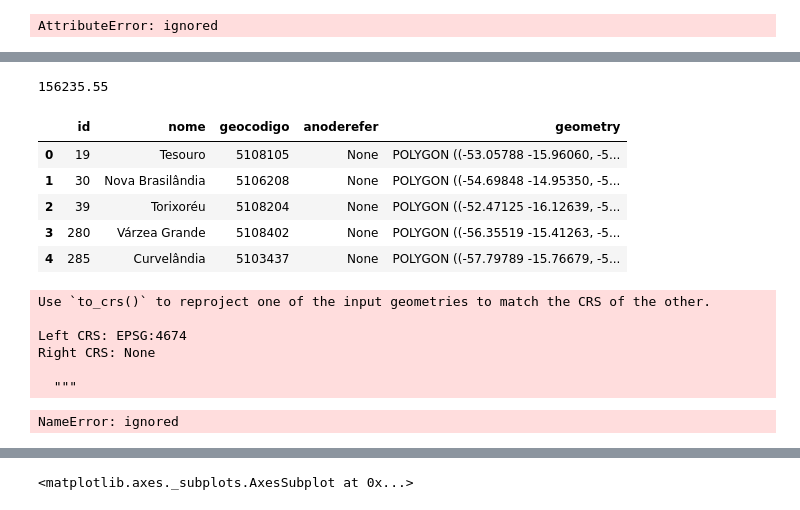
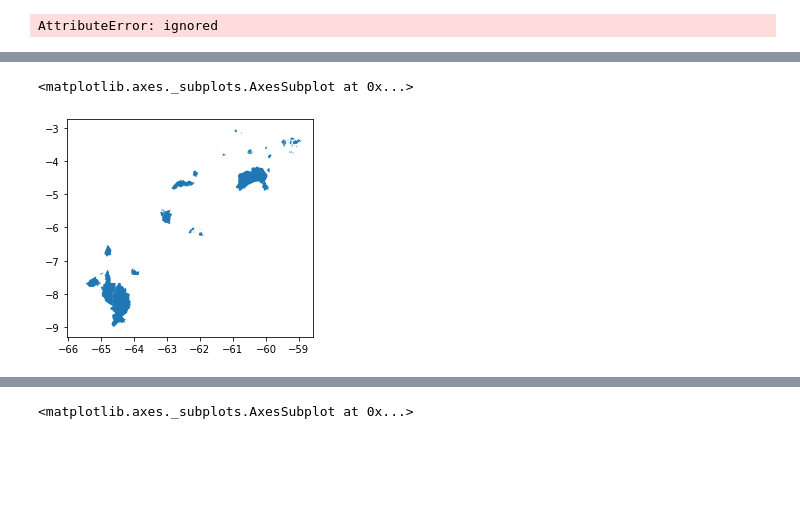
Before and after one commit to alexvaroz/ProjetoBR319, a Jupyter notebook: Processamento_Vetores_Geo.ipynb, the cells around one changed output, grey strips where cells are left out. Cells and saved outputs as stored; diff of their text form; code cells hidden in the pictures; blank space fills up the shorter version.

```diff
--- a/Processamento_Vetores_Geo.ipynb
+++ b/Processamento_Vetores_Geo.ipynb
@@ -231,4 +112,0 @@ df.head(10)
-# %%
-df.Class_sum.sum()
-# %% [output]
-156235.55
@@ -248,9 +112,0 @@ municipios = gpd.read_file('/content/drive/MyDrive/MAPBIOMAS-EXPORT/municipaliti
-# %%
-municipios.head()
-# %% [output]
-|  | id | nome | geocodigo | anoderefer | geometry |
-| 0 | 19 | Tesouro | 5108105 | None | POLYGON ((-53.05788 -15.96060, -5... |
-| 1 | 30 | Nova Brasilândia | 5106208 | None | POLYGON ((-54.69848 -14.95350, -5... |
-| 2 | 39 | Torixoréu | 5108204 | None | POLYGON ((-52.47125 -16.12639, -5... |
-| 3 | 280 | Várzea Grande | 5108402 | None | POLYGON ((-56.35519 -15.41263, -5... |
-| 4 | 285 | Curvelândia | 5103437 | None | POLYGON ((-57.79789 -15.76679, -5... |
@@ -264,22 +113,5 @@ assRO_pd = geemap.ee_to_geopandas(assRO)
-# %%
-tis_cliped_alap = gpd.clip(tis_pd, alap_pd)
-ucs_cliped_alap = gpd.clip(ucs_pd, alap_pd)
-assAM_cliped_alap = gpd.clip(assAM_pd, alap_pd)
-assRO_cliped_alap = gpd.clip(assRO_pd, alap_pd)
-municipios_alap = gpd.clip(municipios, alap_pd)
-
-tis_cliped_buffer = gpd.clip(tis_pd, buffer50_pd)
-ucs_cliped_buffer = gpd.clip(ucs_pd, buffer50_pd)
-assAM_cliped_buffer = gpd.clip(assAM_pd, buffer50_pd)
-assRO_cliped_buffer = gpd.clip(assRO_pd, buffer50_pd)
-# %% [output]
-Use `to_crs()` to reproject one of the input geometries to match the CRS of the other.
-
-Left CRS: EPSG:4674
-Right CRS: None
-
-  """
 # %%
-municipios_alap.plot()
+tis_cliped_alap.plot()
 # %% [output]
-NameError: ignored
+<matplotlib.axes._subplots.AxesSubplot at 0x...>
+[figure, added]
```
Also changed, not shown: parts of 63 cells of this notebook.
